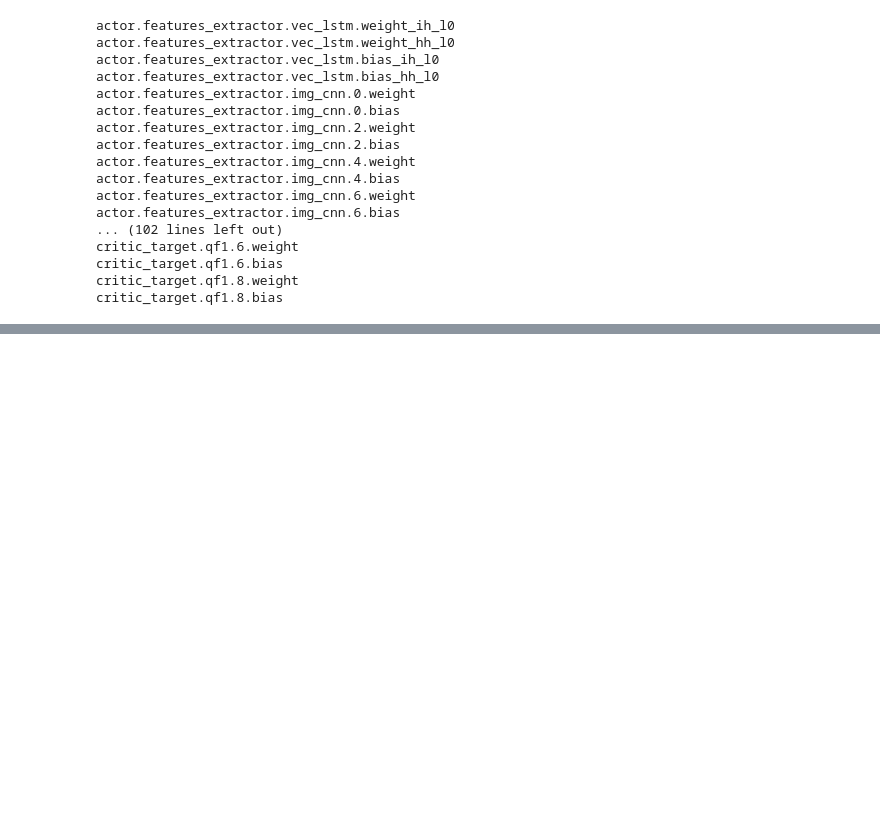
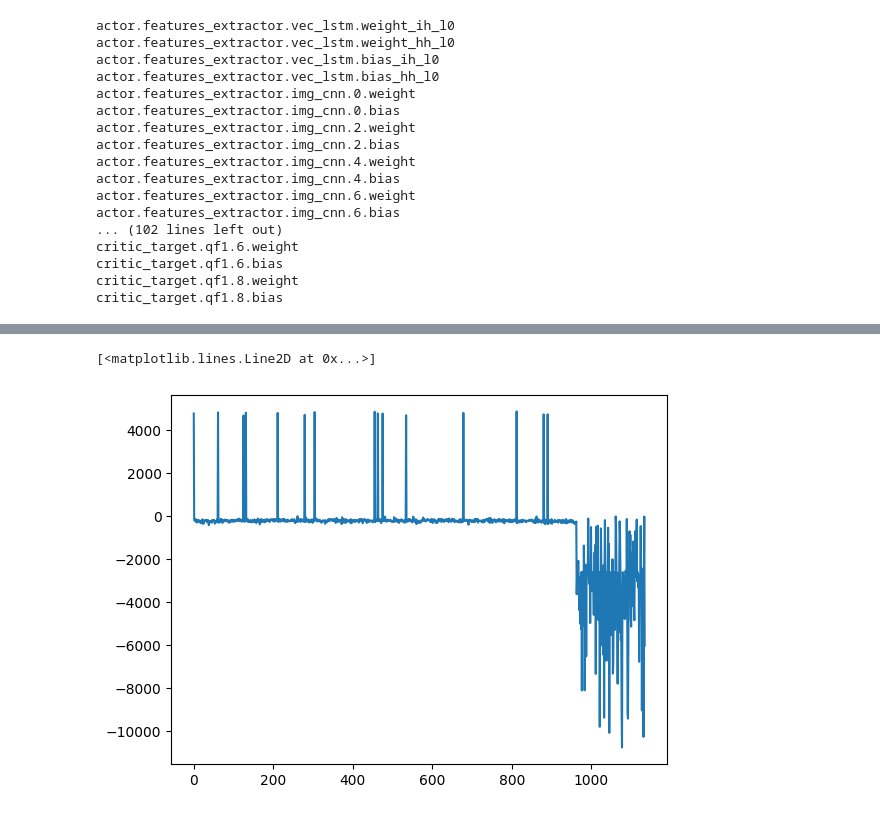
Before and after one commit to Rah-M14/Aerosim-Simulation-Zone, a Jupyter notebook: rough.ipynb, the cells around one changed output, grey strips where cells are left out. Cells and saved outputs as stored; diff of their text form; code cells hidden in the pictures; blank space fills up the shorter version.

```diff
--- a/rough.ipynb
+++ b/rough.ipynb
@@ -2257,3 +2257,7 @@ critic_target.qf1.6.weight
 critic_target.qf1.6.bias
 critic_target.qf1.8.weight
 critic_target.qf1.8.bias
+# %%
+import numpy as np
+
+tmp = np.load("/home/rah_m/Fresh_SocNav_Logs/Checkpoints/Eval_Logs/evaluations.npz")
@@ -2259,0 +2268,4 @@ critic_target.qf1.8.bias
+# %%
+tm = tmp['timesteps']
+res = tmp['results']
+epl = tmp['ep_lengths']
@@ -2259,0 +2286,9 @@ critic_target.qf1.8.bias
+# %%
+re = res[:, 0]
+
+import matplotlib.pyplot as plt
+
+plt.plot(re)
+# %% [output]
+[<matplotlib.lines.Line2D at 0x...>]
+[figure, added]
```
Also changed, not shown: parts of 10 cells of this notebook, 13 other files.
